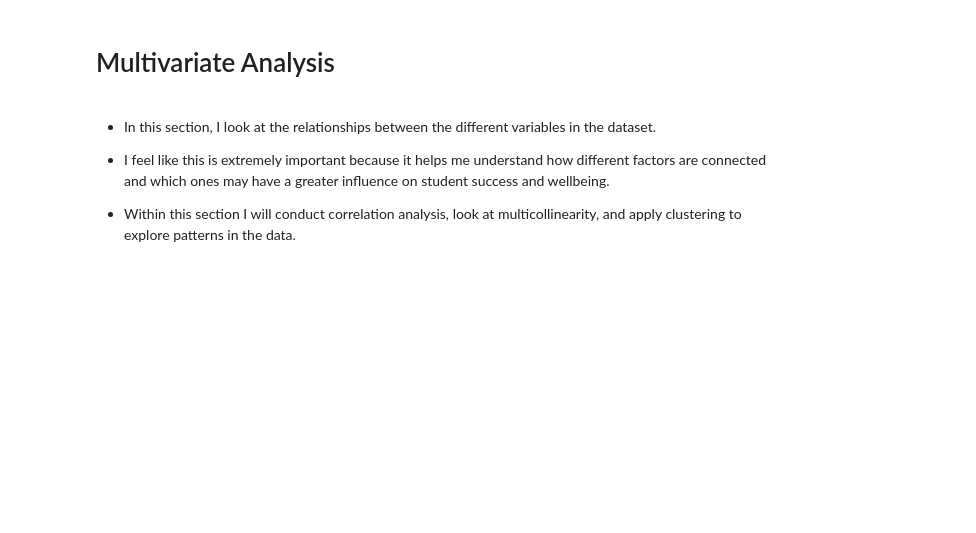
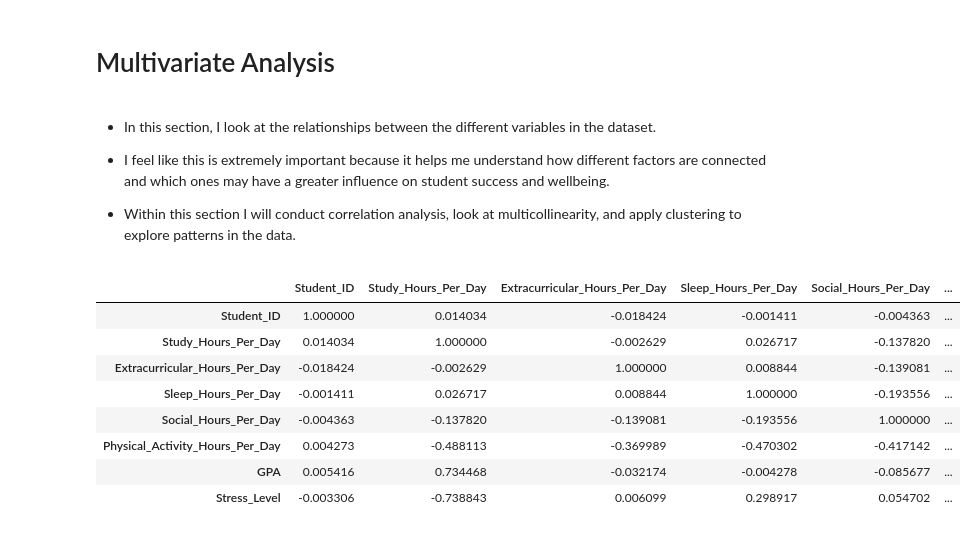
Before and after one commit to 1NVI5IBLE/Student-Success-Wellbeing-Index, a Jupyter notebook: Student_Success_Wellbeing_Index.ipynb, the cells around one changed output. Cells and saved outputs as stored; diff of their text form; code cells hidden in the pictures; blank space fills up the shorter version.

```diff
--- a/Student_Success_Wellbeing_Index.ipynb
+++ b/Student_Success_Wellbeing_Index.ipynb
@@ -153,3 +153,16 @@ df.head()
 - I feel like this is extremely important because it helps me understand how different factors are connected and which ones may have a greater influence on student success and wellbeing.
 
 - Within this section I will conduct correlation analysis, look at multicollinearity, and apply clustering to explore patterns in the data.
+# %%
+corr = df.corr()
+corr
+# %% [output]
+|  | Student_ID | Study_Hours_Per_Day | Extracurricular_Hours_Per_Day | Sleep_Hours_Per_Day | Social_Hours_Per_Day | ... |
+| Student_ID | 1.000000 | 0.014034 | -0.018424 | -0.001411 | -0.004363 | ... |
+| Study_Hours_Per_Day | 0.014034 | 1.000000 | -0.002629 | 0.026717 | -0.137820 | ... |
+| Extracurricular_Hours_Per_Day | -0.018424 | -0.002629 | 1.000000 | 0.008844 | -0.139081 | ... |
+| Sleep_Hours_Per_Day | -0.001411 | 0.026717 | 0.008844 | 1.000000 | -0.193556 | ... |
+| Social_Hours_Per_Day | -0.004363 | -0.137820 | -0.139081 | -0.193556 | 1.000000 | ... |
+| Physical_Activity_Hours_Per_Day | 0.004273 | -0.488113 | -0.369989 | -0.470302 | -0.417142 | ... |
+| GPA | 0.005416 | 0.734468 | -0.032174 | -0.004278 | -0.085677 | ... |
+| Stress_Level | -0.003306 | -0.738843 | 0.006099 | 0.298917 | 0.054702 | ... |
```
Also changed, not shown: parts of 2 cells of this notebook.
